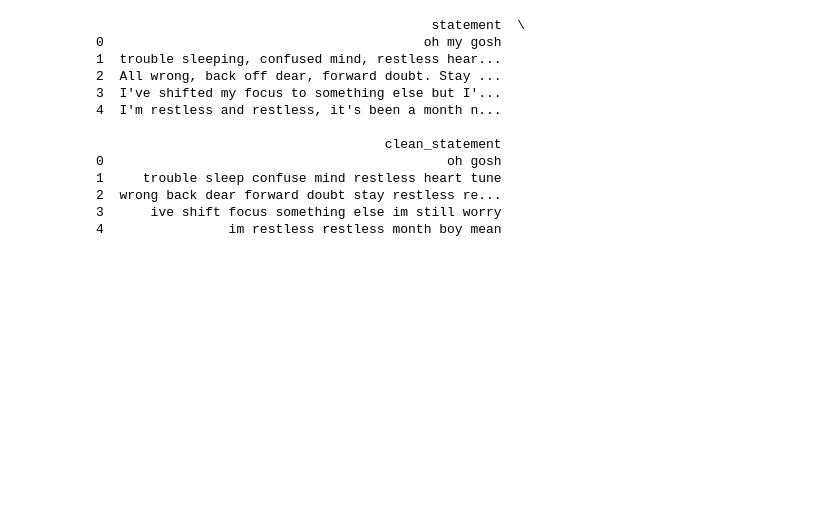
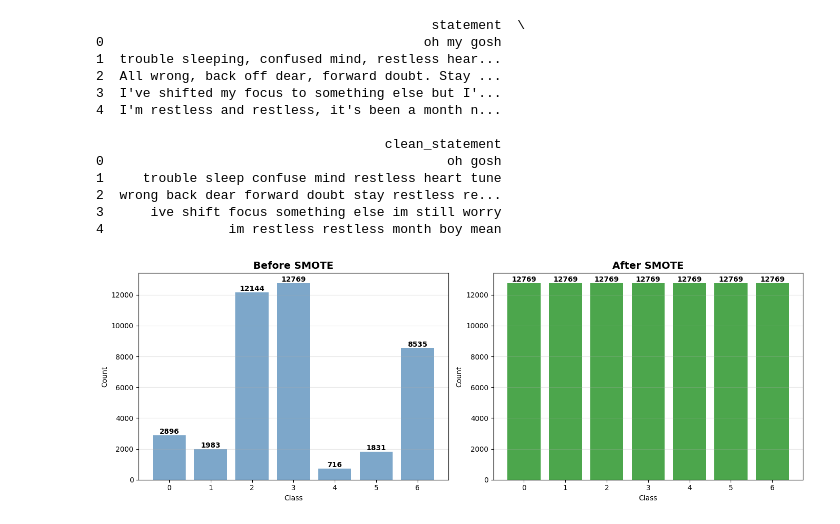
Before and after one commit to AbdulRahman-MFarag/MentalHealth-NLP, a Jupyter notebook: mentalhealth.ipynb, the cells around one changed output. Cells and saved outputs as stored; diff of their text form; code cells hidden in the pictures; blank space fills up the shorter version.

Commit message:
used smote to balance classes

```diff
--- a/mentalhealth.ipynb
+++ b/mentalhealth.ipynb
@@ -262,0 +269,45 @@ print(df[["statement", "clean_statement"]].head())
+# %%
+from tensorflow.keras.preprocessing.text import Tokenizer
+from tensorflow.keras.preprocessing.sequence import pad_sequences
+
+tokenizer = Tokenizer(num_words=5000)
+tokenizer.fit_on_texts(X_train)
+
+X_train_seq = tokenizer.texts_to_sequences(X_train)
+X_test_seq = tokenizer.texts_to_sequences(X_test)
+
+X_train_pad = pad_sequences(X_train_seq, maxlen=100)
+X_test_pad = pad_sequences(X_test_seq, maxlen=100)
+# %%
+from imblearn.over_sampling import SMOTE
+
+smote = SMOTE(random_state=42)
+X_train_reshaped = X_train_pad.reshape(X_train_pad.shape[0], -1)
+X_train_balanced, y_train_balanced = smote.fit_resample(X_train_reshaped, y_train)
+X_train_balanced = X_train_balanced.reshape(-1, 100)
+# %%
+before_counts = np.bincount(y_train)
+after_counts = np.bincount(y_train_balanced)
+fig, axes = plt.subplots(1, 2, figsize=(14, 5))
+
+axes[0].bar(range(len(before_counts)), before_counts, color='steelblue', alpha=0.7)
+axes[0].set_title('Before SMOTE', fontsize=14, fontweight='bold')
+axes[0].set_xlabel('Class')
+axes[0].set_ylabel('Count')
+axes[0].grid(axis='y', alpha=0.3)
+for i, v in enumerate(before_counts):
+    axes[0].text(i, v, str(v), ha='center', va='bottom', fontweight='bold')
+
+axes[1].bar(range(len(after_counts)), after_counts, color='green', alpha=0.7)
+axes[1].set_title('After SMOTE', fontsize=14, fontweight='bold')
+axes[1].set_xlabel('Class')
+axes[1].set_ylabel('Count')
+axes[1].grid(axis='y', alpha=0.3)
+for i, v in enumerate(after_counts):
+    axes[1].text(i, v, str(v), ha='center', va='bottom', fontweight='bold')
+
+plt.tight_layout()
+plt.savefig('smote_comparison.png', dpi=300, bbox_inches='tight')
+plt.show()
+# %% [output]
+[figure, added]
```
Also changed, not shown: parts of 2 cells of this notebook, 1 other file.
